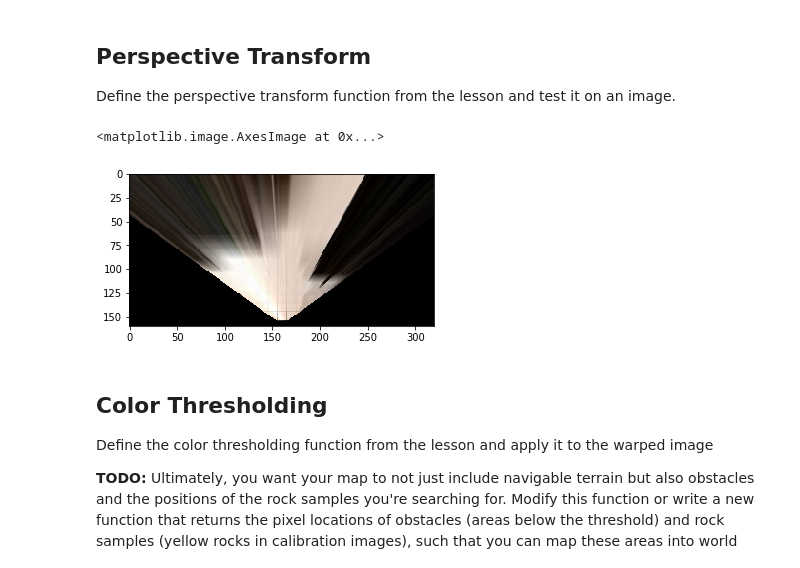
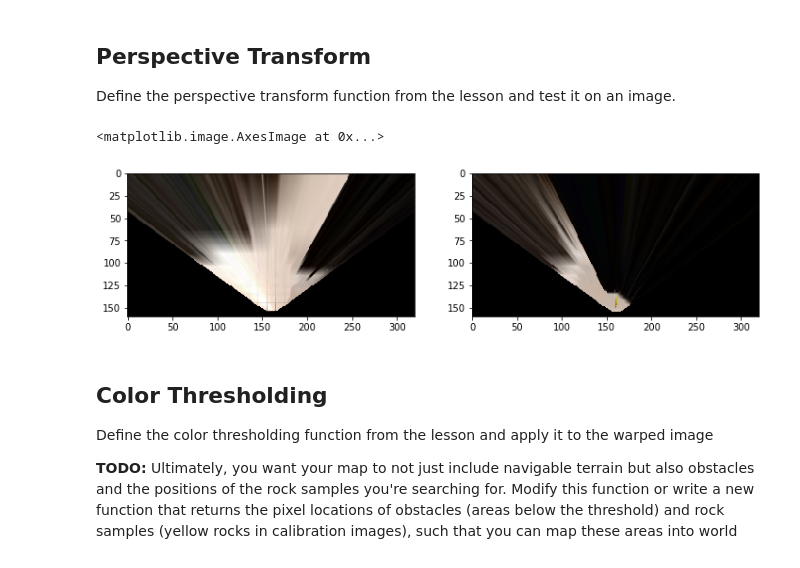
Before and after one commit to csilver2/RoboND-Rover-Project, a Jupyter notebook: code/Rover_Project_Test_Notebook.ipynb, the cells around one changed output. Drawn from its saved outputs; the diff is of its cells as text; code cells hidden in the pictures.

Commit message:
rocks warped & located. (new images with rocks warped)

```diff
--- a/code/Rover_Project_Test_Notebook.ipynb
+++ b/code/Rover_Project_Test_Notebook.ipynb
@@ -81,6 +81,8 @@ def perspect_transform(img, src, dst):
     mask = cv2.warpPerspective(np.ones_like(img[:,:,0]), M, (img.shape[1], img.shape[0]))
 
     return warped
+
+
 
 
 # Define calibration box in source (actual) and destination (desired) coordinates
@@ -97,17 +99,18 @@
                   [image.shape[1]/2 + dst_size, image.shape[0] - bottom_offset],
                   [image.shape[1]/2 + dst_size, image.shape[0] - 2*dst_size - bottom_offset],
                   [image.shape[1]/2 - dst_size, image.shape[0] - 2*dst_size - bottom_offset],
                   ])
-warped= perspect_transform(grid_img, source, destination)
-mask= perspect_transform(np.onse_like(img[:,:,0]), source, destination)
+warped_img= perspect_transform(grid_img, source, destination)
+warped_rock= perspect_transform(rock_img, source, destination)
 fig = plt.figure(figsize=(12,3))
-
 plt.subplot(121)
-plt.imshow(warped)
+plt.imshow(warped_img)
+plt.subplot(122)
+plt.imshow(warped_rock)
 #scipy.misc.imsave('../output/warped_example.jpg', warped)
 # %% [output]
 <matplotlib.image.AxesImage at 0x...>
-[figure, old version]
+[figure, new version]
 # %% [markdown]
 ## Color Thresholding
 Define the color thresholding function from the lesson and apply it to the warped image
```
Also changed, not shown: parts of 5 cells of this notebook.
